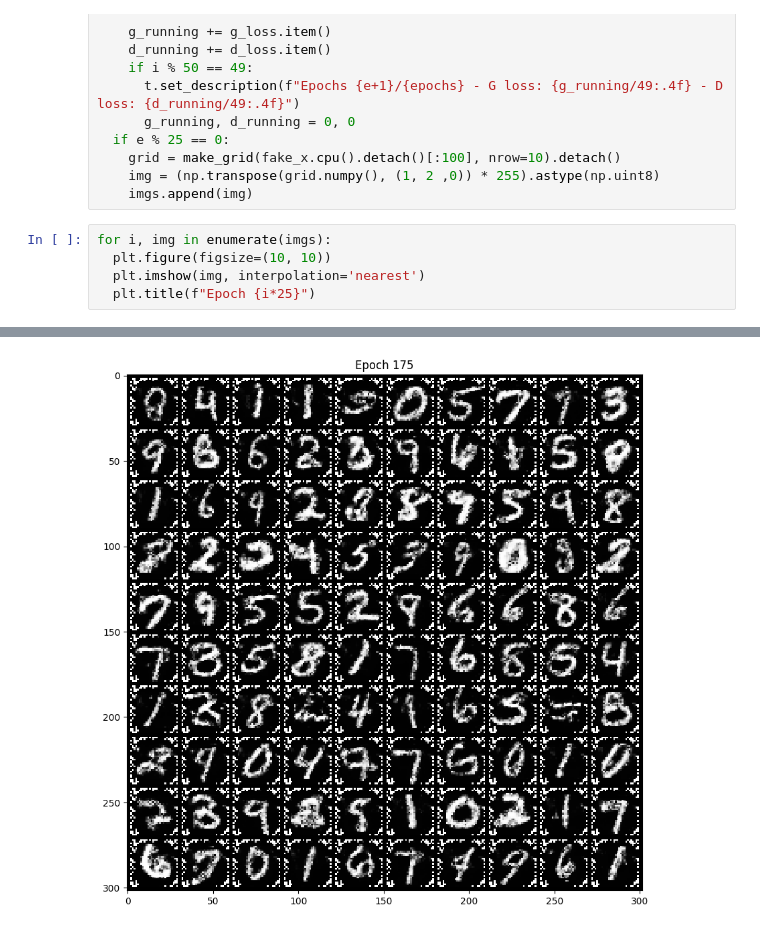
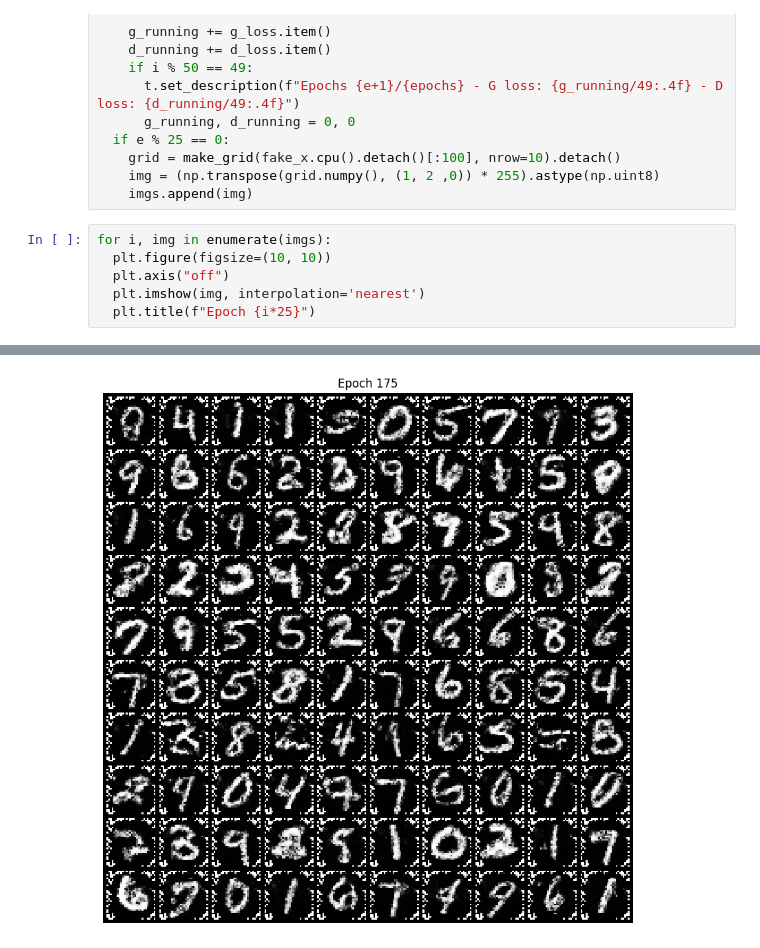
Before and after one commit to mattismegevand/exercises, a Jupyter notebook: ai/gan.ipynb, the cells around one changed output, grey strips where cells are left out. Saved outputs shown, nothing was run; the diff lists cells and outputs as text.

Commit message:
gan better image

```diff
--- a/ai/gan.ipynb
+++ b/ai/gan.ipynb
@@ -136,6 +135,7 @@ for e in range(epochs):
 # %%
 for i, img in enumerate(imgs):
   plt.figure(figsize=(10, 10))
+  plt.axis("off")
   plt.imshow(img, interpolation='nearest')
   plt.title(f"Epoch {i*25}")
 # %% [output]
@@ -149 +149 @@ for i, img in enumerate(imgs):
-[figure, old version]
+[figure, new version]
```
Also changed, not shown: parts of 2 cells of this notebook.
